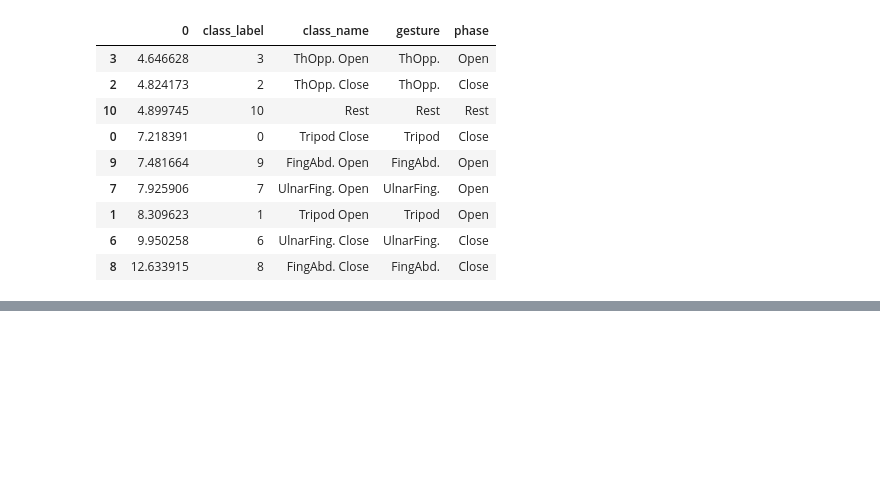
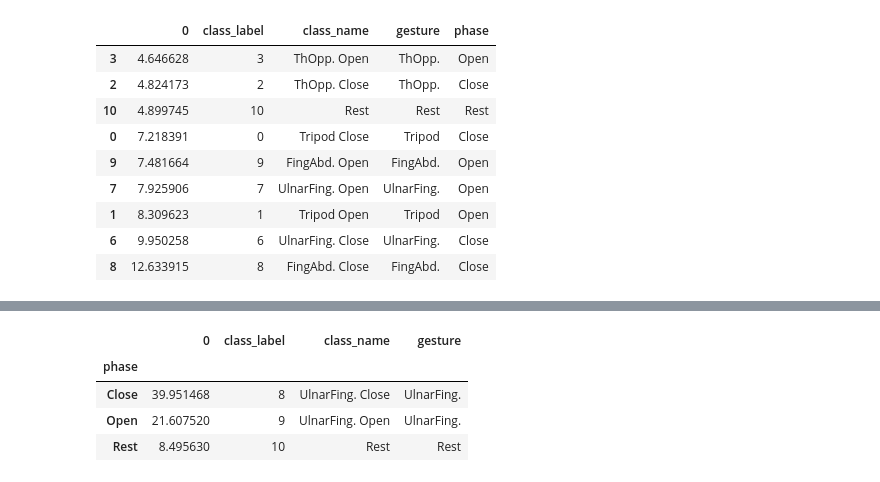
Before and after one commit to FarahBaracat/gest_classification_eng, a Jupyter notebook: notebooks/4.visualize_data_feature.ipynb, the cells around one changed output, grey strips where cells are left out. Cells and saved outputs as stored; diff of their text form; code cells hidden in the pictures; blank space fills up the shorter version.

```diff
--- a/notebooks/4.visualize_data_feature.ipynb
+++ b/notebooks/4.visualize_data_feature.ipynb
@@ -756,0 +786,8 @@ array([0.2, 1.2, 2.2, 3.2, 5. ])
+# %%
+std_across_channels_for_feat['power'].groupby(['phase']).max()
+# %% [output]
+|  | 0 | class_label | class_name | gesture |
+| phase |  |  |  |  |
+| Close | 39.951468 | 8 | UlnarFing. Close | UlnarFing. |
+| Open | 21.607520 | 9 | UlnarFing. Open | UlnarFing. |
+| Rest | 8.495630 | 10 | Rest | Rest |
```
Also changed, not shown: parts of 11 cells of this notebook, 1 other file.
